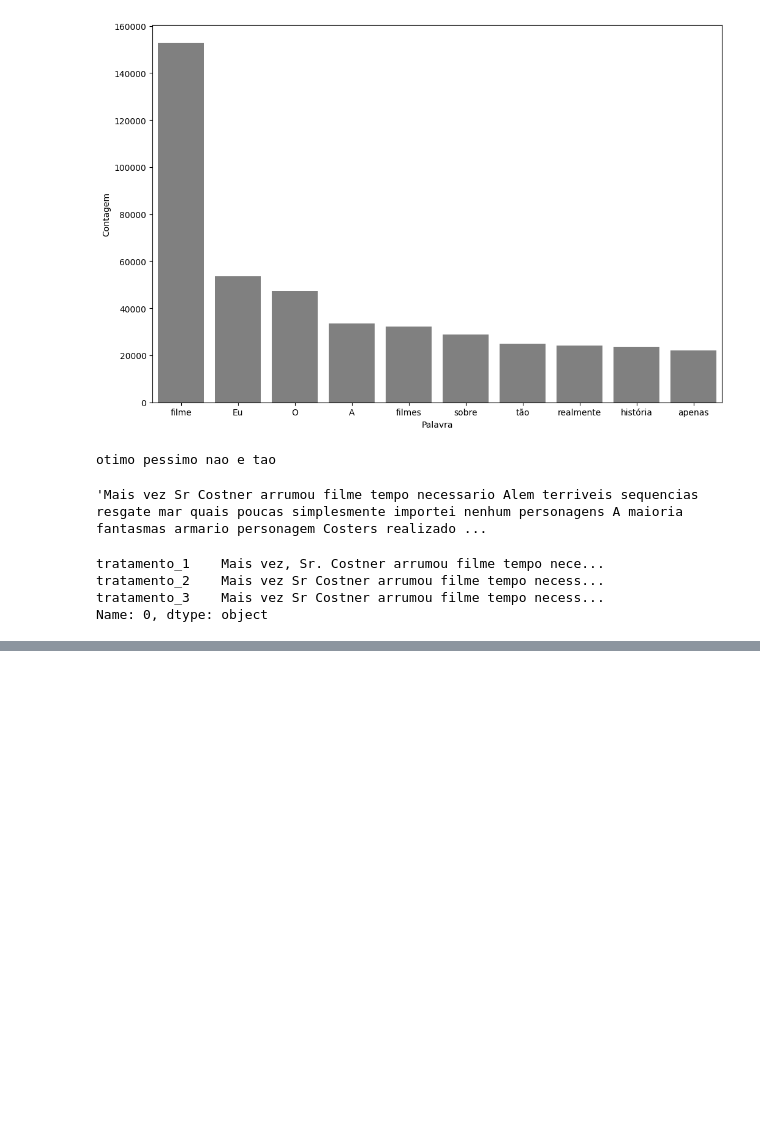
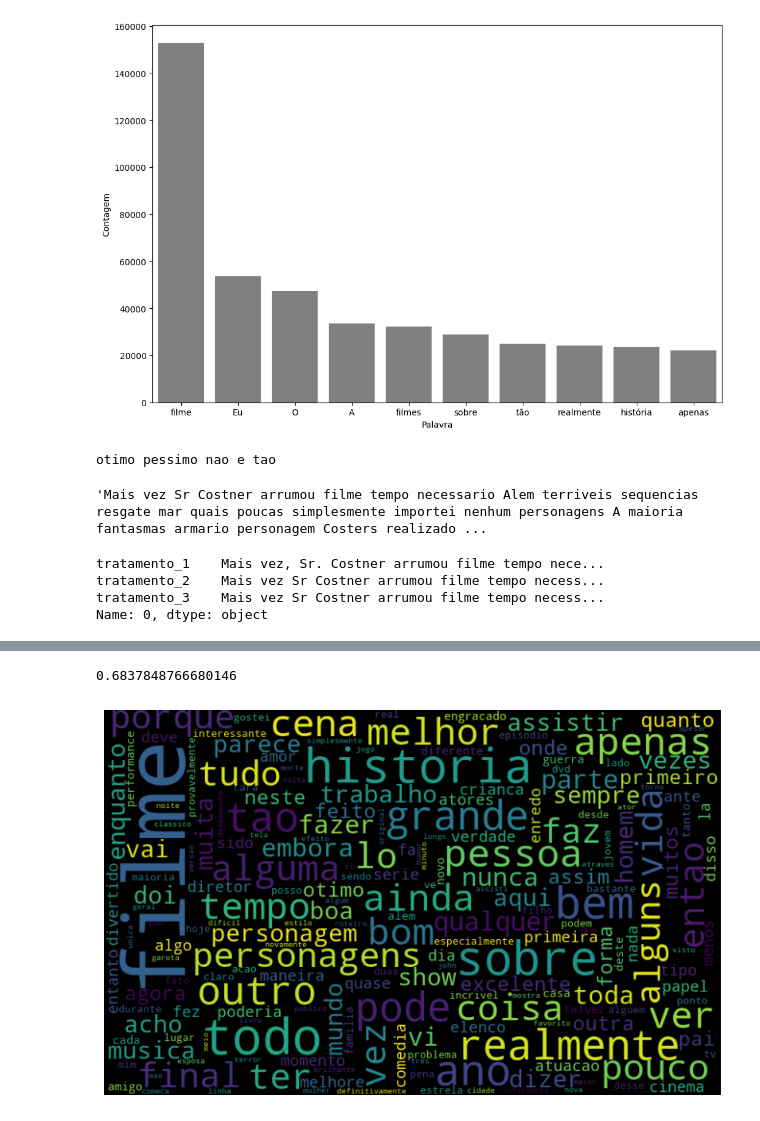
Before and after one commit to AmaroGusta/Trilha-PLN, a Jupyter notebook: Linguagem Natural 2/otimizando-analise-e-tecnicas-avancadas.ipynb, the cells around one changed output, grey strips where cells are left out. Drawn from its saved outputs; the diff is of its cells as text; code cells hidden in the pictures; blank space fills up the shorter version.

```diff
--- a/Linguagem Natural 2/otimizando-analise-e-tecnicas-avancadas.ipynb
+++ b/Linguagem Natural 2/otimizando-analise-e-tecnicas-avancadas.ipynb
@@ -232,9 +232,9 @@ score tratamento 3: 68.87% -> eliminação das pontuações e acentos
 frase_processada = []
 for opiniao in df['tratamento_3']:
     nova_frase = []
-    opiniao = opiniao.casefold()
+    opiniao = opiniao.lower()
     token_frase = token_pontuacao.tokenize(opiniao)
-    for palavra in df['tratamento_3']:
+    for palavra in token_frase:
         if palavra not in stopwords_sem_acento:
             nova_frase.append(palavra)
     frase_processada.append(" ".join(nova_frase))
@@ -244,0 +259,8 @@ df
+# %%
+classificar_txt(df, 'tratamento_4', 'classificacao')
+# %% [output]
+0.6837848766680146
+# %%
+nuvem_palavras_pos(df, 'tratamento_4')
+# %% [output]
+[figure, added]
```
Also changed, not shown: parts of 16 cells of this notebook.
